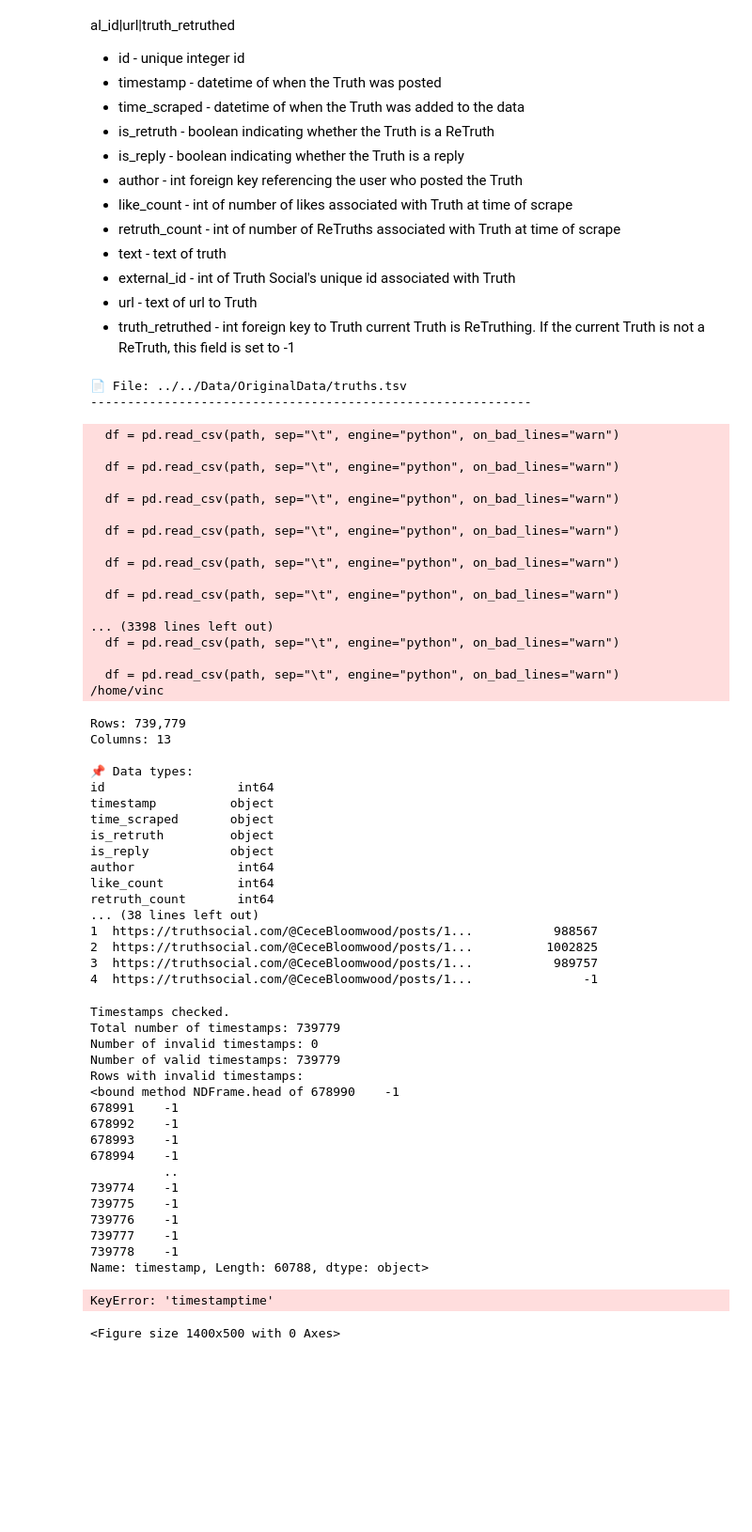
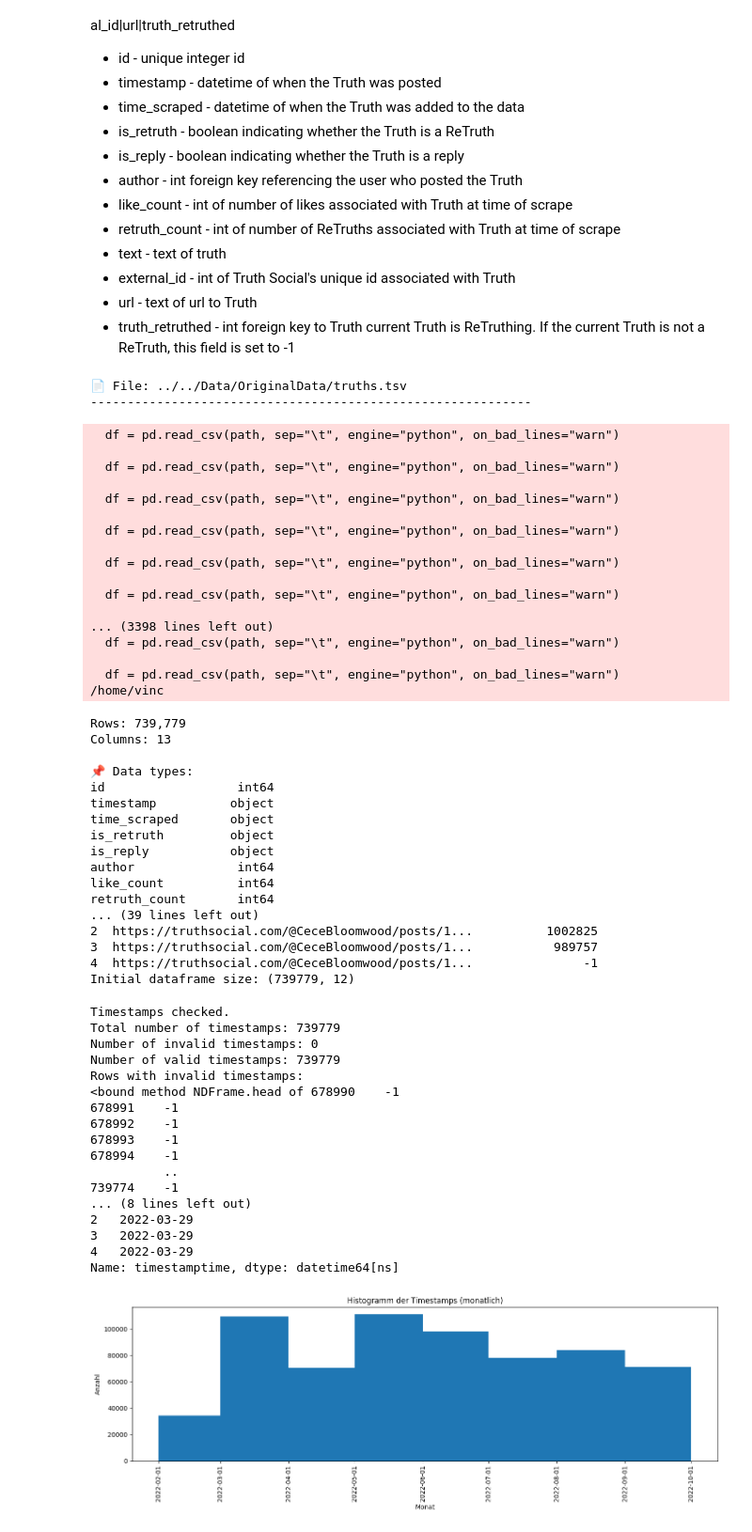
Before and after one commit to VR-Schipkowski/TrueGraphDynamics, a Jupyter notebook: Preperation/Analyes/truths_analysis.ipynb, the cells around one changed output. Shown at 94% size. Drawn from its saved outputs; the diff is of its cells as text; code cells hidden in the pictures; blank space fills up the shorter version.

```diff
--- a/Preperation/Analyes/truths_analysis.ipynb
+++ b/Preperation/Analyes/truths_analysis.ipynb
@@ -20,6 +20,8 @@ from helper.load_tsv import load_tsv
 df_truths = load_tsv("../../Data/OriginalData/truths.tsv")
 #drop url column
 df_truths = df_truths.drop(columns=["url"])
+initail_shape = df_truths.shape
+print(f"Initial dataframe size: {initail_shape}")
 # %% [output]
 📄 File: ../../Data/OriginalData/truths.tsv
 ------------------------------------------------------------
@@ -52,11 +54,11 @@ is_reply           object
 author              int64
 like_count          int64
 retruth_count       int64
-... (38 lines left out)
-1  https://truthsocial.com/@CeceBloomwood/posts/1...           988567
+... (39 lines left out)
 2  https://truthsocial.com/@CeceBloomwood/posts/1...          1002825
 3  https://truthsocial.com/@CeceBloomwood/posts/1...           989757
 4  https://truthsocial.com/@CeceBloomwood/posts/1...               -1
+Initial dataframe size: (739779, 12)
 # %%
 #check if the timestamps are all valid
 import pandas as pd
@@ -71,44 +73,45 @@ print(f"Number of valid timestamps: {len(df_truths) - invalid_timestamps}")
 invalid_rows = df_truths[df_truths['timestamptime'].isna()]["timestamp"]
 print("Rows with invalid timestamps:")
 print(invalid_rows.head)
-# histogram of valid timestamps
+#plot histogram of valid timestamps monthly
+
 import matplotlib.pyplot as plt
 valid_timestamps = df_truths['timestamptime'].dropna()
 print(f"Number of valid timestamps for histogram: {len(valid_timestamps)}")
-print(valid_timestamps.head()   )
-# Start- und Endzeit aus df
+print(valid_timestamps.head())
+
+# Start- und Endzeit aus Series
 start = valid_timestamps.min().replace(day=1)  # auf Monatsanfang runden
 end = valid_timestamps.max() + pd.offsets.MonthEnd(0)  # auf Monatsende runden
 
 # Monatliche Bins
 bins = pd.date_range(start=start, end=end, freq="MS")
 
 # Histogramm
 plt.figure(figsize=(14,5))
-plt.hist(valid_timestamps["timestamptime"], bins=bins)
+plt.hist(valid_timestamps, bins=bins)  # <-- direkt die Series verwenden
 plt.xlabel("Monat")
 plt.ylabel("Anzahl")
 plt.title("Histogramm der Timestamps (monatlich)")
 plt.xticks(bins, rotation=90)
 plt.tight_layout()
 plt.show()
 # %% [output]
 Timestamps checked.
 Total number of timestamps: 739779
 Number of invalid timestamps: 0
 Number of valid timestamps: 739779
 Rows with invalid timestamps:
 <bound method NDFrame.head of 678990    -1
 678991    -1
 678992    -1
 678993    -1
 678994    -1
           ..
 739774    -1
-739775    -1
-739776    -1
-739777    -1
-739778    -1
-Name: timestamp, Length: 60788, dtype: object>
+... (8 lines left out)
+2   2022-03-29
+3   2022-03-29
+4   2022-03-29
+Name: timestamptime, dtype: datetime64[ns]
-KeyError: 'timestamptime'
-<Figure size 1400x500 with 0 Axes>
+[figure, added]
```
Also changed, not shown: parts of 2 cells of this notebook, 1 other file.
